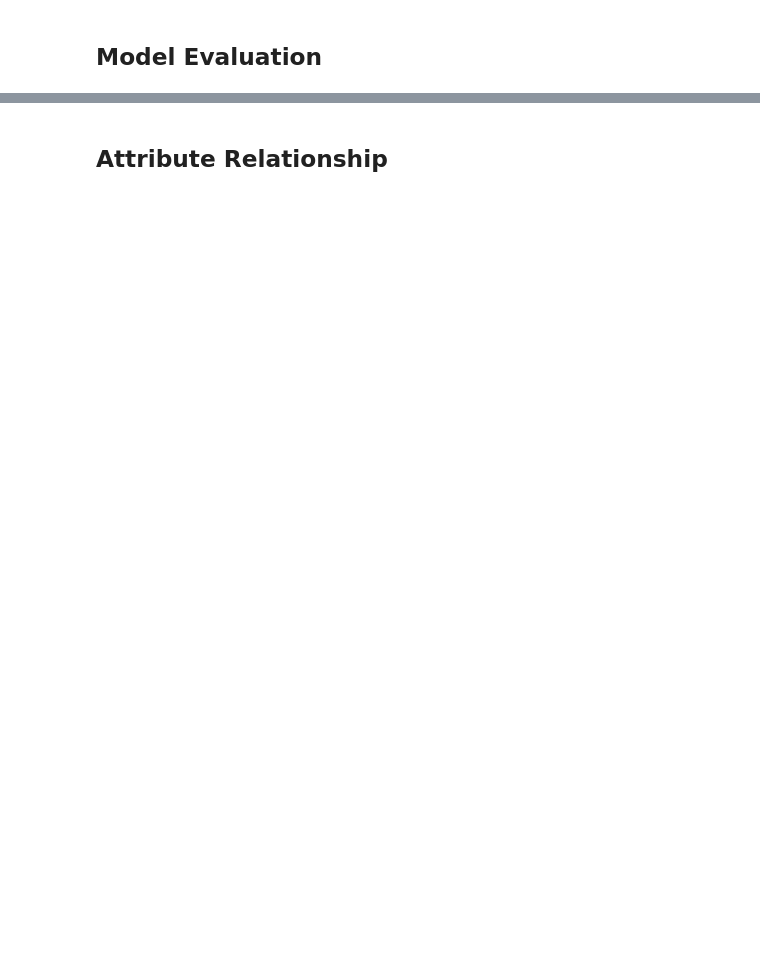
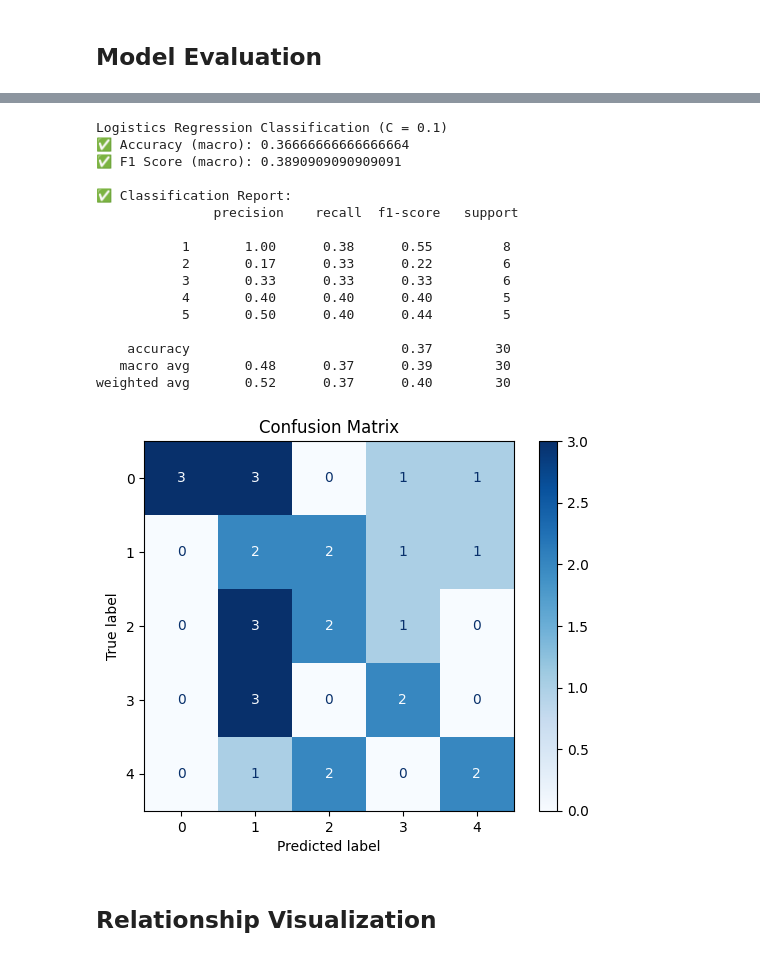
Before and after one commit to ndstt/01204314-65-Statistics-for-Computer-Engineering-Applications, a Jupyter notebook: final_project/part2.2/part2_2.ipynb, the cells around one changed output, grey strips where cells are left out. Saved outputs shown, nothing was run; the diff lists cells and outputs as text; code cells hidden in the pictures; blank space fills up the shorter version.

```diff
--- a/final_project/part2.2/part2_2.ipynb
+++ b/final_project/part2.2/part2_2.ipynb
@@ -662,2 +915,52 @@ df.to_csv(f"after_rfe.csv", index=False)
+# %%
+best_C = 0.1
+
+from sklearn.metrics import ConfusionMatrixDisplay
+
+# 🔹 Train/Test Split
+X_train, X_test, y_train, y_test = train_test_split(X, y, test_size=0.3, random_state=99)
+
+# 🔹 Scale ด้วย StandardScaler
+scaler = StandardScaler()
+X_train_scaled = scaler.fit_transform(X_train)
+X_test_scaled = scaler.transform(X_test)
+
+# 🔹 Train Model
+model = LogisticRegression(C=best_C, class_weight='balanced', max_iter=1000, random_state=42)
+model.fit(X_train_scaled, y_train)
+
+# 🔹 Predict
+y_pred = model.predict(X_test_scaled)
+
+# 🔹 Metrics
+print(f"Logistics Regression Classification (C = {best_C})")
+print("✅ Accuracy (macro):", accuracy_score(y_test, y_pred))
+print("✅ F1 Score (macro):", f1_score(y_test, y_pred, average='macro'))
+print("\n✅ Classification Report:\n", classification_report(y_test, y_pred))
+
+# 🔹 Confusion Matrix
+cm = confusion_matrix(y_test, y_pred)
+disp = ConfusionMatrixDisplay(confusion_matrix=cm)
+disp.plot(cmap='Blues')
+plt.title("Confusion Matrix")
+plt.show()
+# %% [output]
+Logistics Regression Classification (C = 0.1)
+✅ Accuracy (macro): 0.36666666666666664
+✅ F1 Score (macro): 0.3890909090909091
+
+✅ Classification Report:
+               precision    recall  f1-score   support
+
+           1       1.00      0.38      0.55         8
+           2       0.17      0.33      0.22         6
+           3       0.33      0.33      0.33         6
+           4       0.40      0.40      0.40         5
+           5       0.50      0.40      0.44         5
+
+    accuracy                           0.37        30
+   macro avg       0.48      0.37      0.39        30
+weighted avg       0.52      0.37      0.40        30
+[figure, added]
 # %% [markdown]
-## Attribute Relationship
+## Relationship Visualization
```
Also changed, not shown: parts of 18 cells of this notebook, 8 other files.
